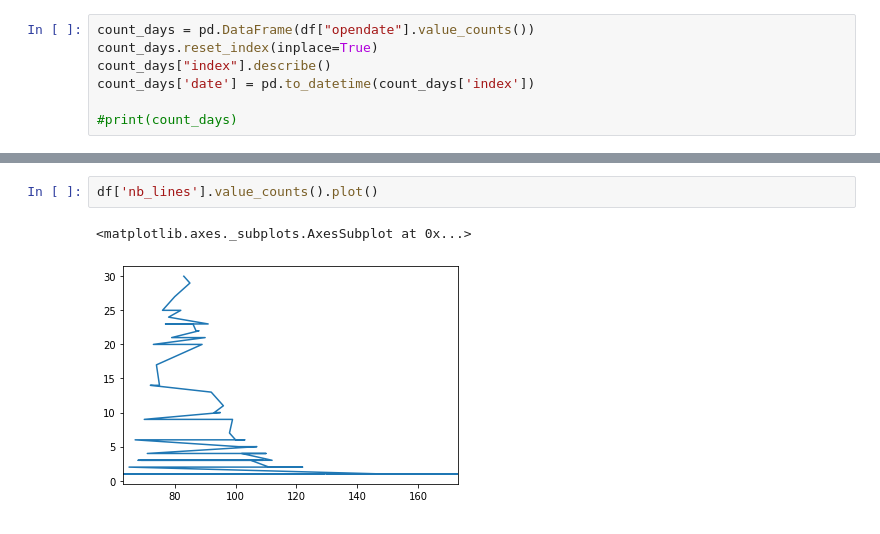
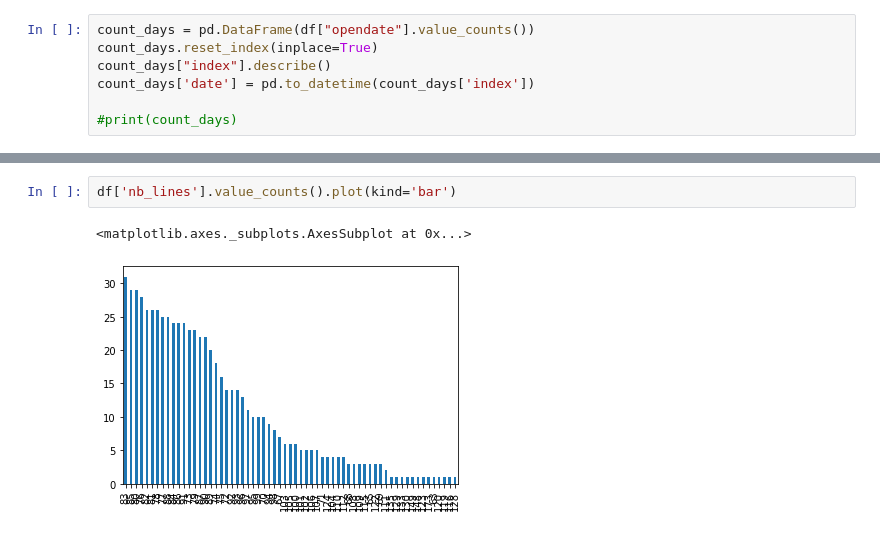
Before and after one commit to cvirginie/HumanMatters, a Jupyter notebook: HumanMatters.ipynb, the cells around one changed output, grey strips where cells are left out. Saved outputs shown, nothing was run; the diff lists cells and outputs as text.

```diff
--- a/HumanMatters.ipynb
+++ b/HumanMatters.ipynb
@@ -265,8 +344,8 @@ Name: nb_lines, dtype: int64
 # %%
-df['nb_lines'].value_counts().plot()
+df['nb_lines'].value_counts().plot(kind='bar')
 # %% [output]
 <matplotlib.axes._subplots.AxesSubplot at 0x...>
-[figure, old version]
+[figure, new version]
 # %%
 df['validity_duration'].describe()
 # %% [output]
```
Also changed, not shown: parts of 25 cells of this notebook.
